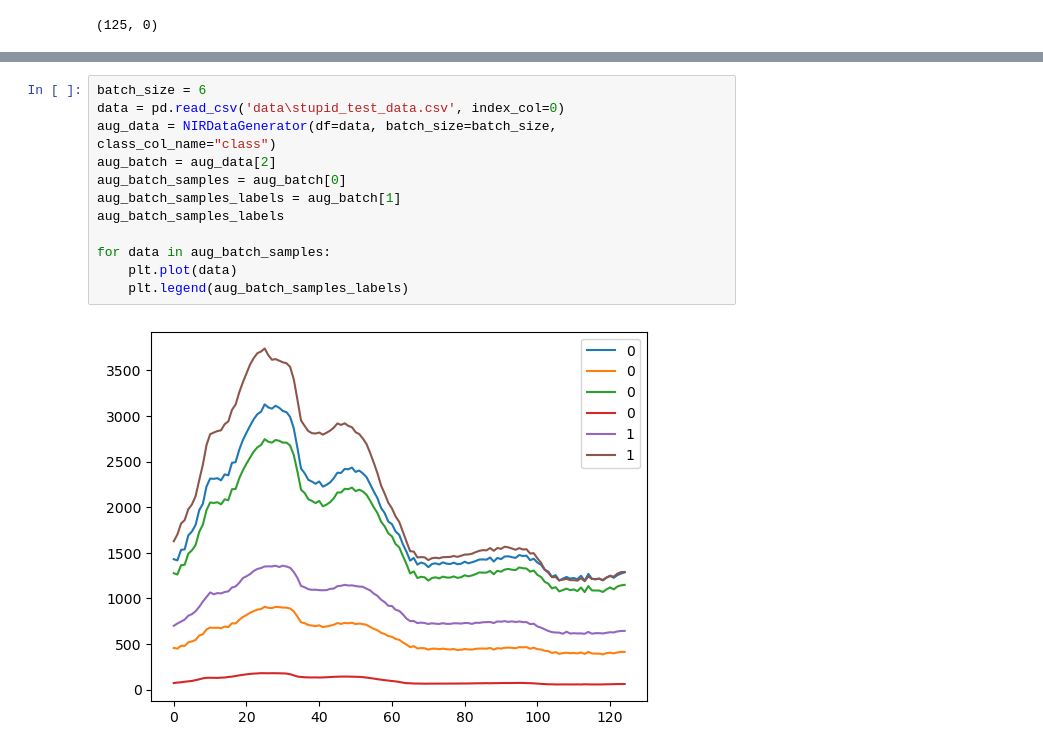
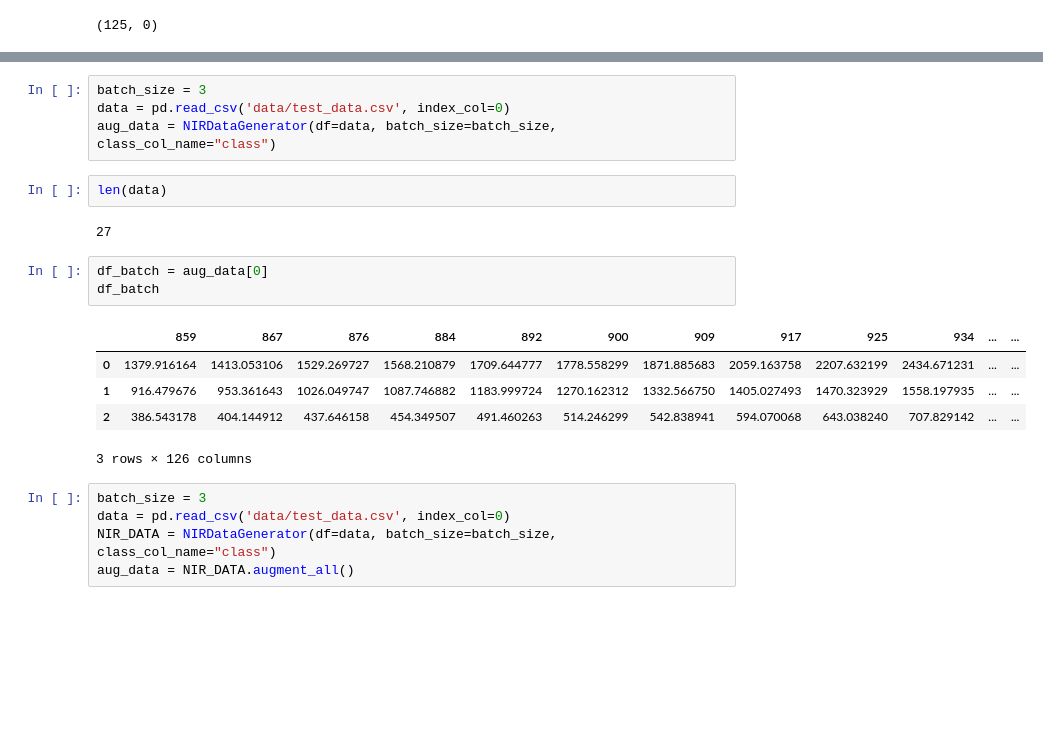
Before and after one commit to e-candeloro/NIRDataGenerator, a Jupyter notebook: example_nir.ipynb, the cells around one changed output, grey strips where cells are left out. Saved outputs shown, nothing was run; the diff lists cells and outputs as text; blank space fills up the shorter version.

```diff
--- a/example_nir.ipynb
+++ b/example_nir.ipynb
@@ -272,16 +313,24 @@ class NIRDataGenerator():
 
         return arr * alpha + line * (1 - alpha)
 # %%
-batch_size = 6
-data = pd.read_csv('data\stupid_test_data.csv', index_col=0)
+batch_size = 3
+data = pd.read_csv('data/test_data.csv', index_col=0)
 aug_data = NIRDataGenerator(df=data, batch_size=batch_size, class_col_name="class")
-aug_batch = aug_data[2]
-aug_batch_samples = aug_batch[0]
-aug_batch_samples_labels = aug_batch[1]
-aug_batch_samples_labels
-
-for data in aug_batch_samples:
-    plt.plot(data)
-    plt.legend(aug_batch_samples_labels)
-# %% [output]
-[figure, removed]
+# %%
+len(data)
+# %% [output]
+27
+# %%
+df_batch = aug_data[0]
+df_batch
+# %% [output]
+|  | 859 | 867 | 876 | 884 | 892 | 900 | 909 | 917 | 925 | 934 | ... | ... |
+| 0 | 1379.916164 | 1413.053106 | 1529.269727 | 1568.210879 | 1709.644777 | 1778.558299 | 1871.885683 | 2059.163758 | 2207.632199 | 2434.671231 | ... | ... |
+| 1 | 916.479676 | 953.361643 | 1026.049747 | 1087.746882 | 1183.999724 | 1270.162312 | 1332.566750 | 1405.027493 | 1470.323929 | 1558.197935 | ... | ... |
+| 2 | 386.543178 | 404.144912 | 437.646158 | 454.349507 | 491.460263 | 514.246299 | 542.838941 | 594.070068 | 643.038240 | 707.829142 | ... | ... |
+3 rows × 126 columns
+# %%
+batch_size = 3
+data = pd.read_csv('data/test_data.csv', index_col=0)
+NIR_DATA = NIRDataGenerator(df=data, batch_size=batch_size, class_col_name="class")
+aug_data = NIR_DATA.augment_all()
```
Also changed, not shown: parts of 9 cells of this notebook, 1 other file.
